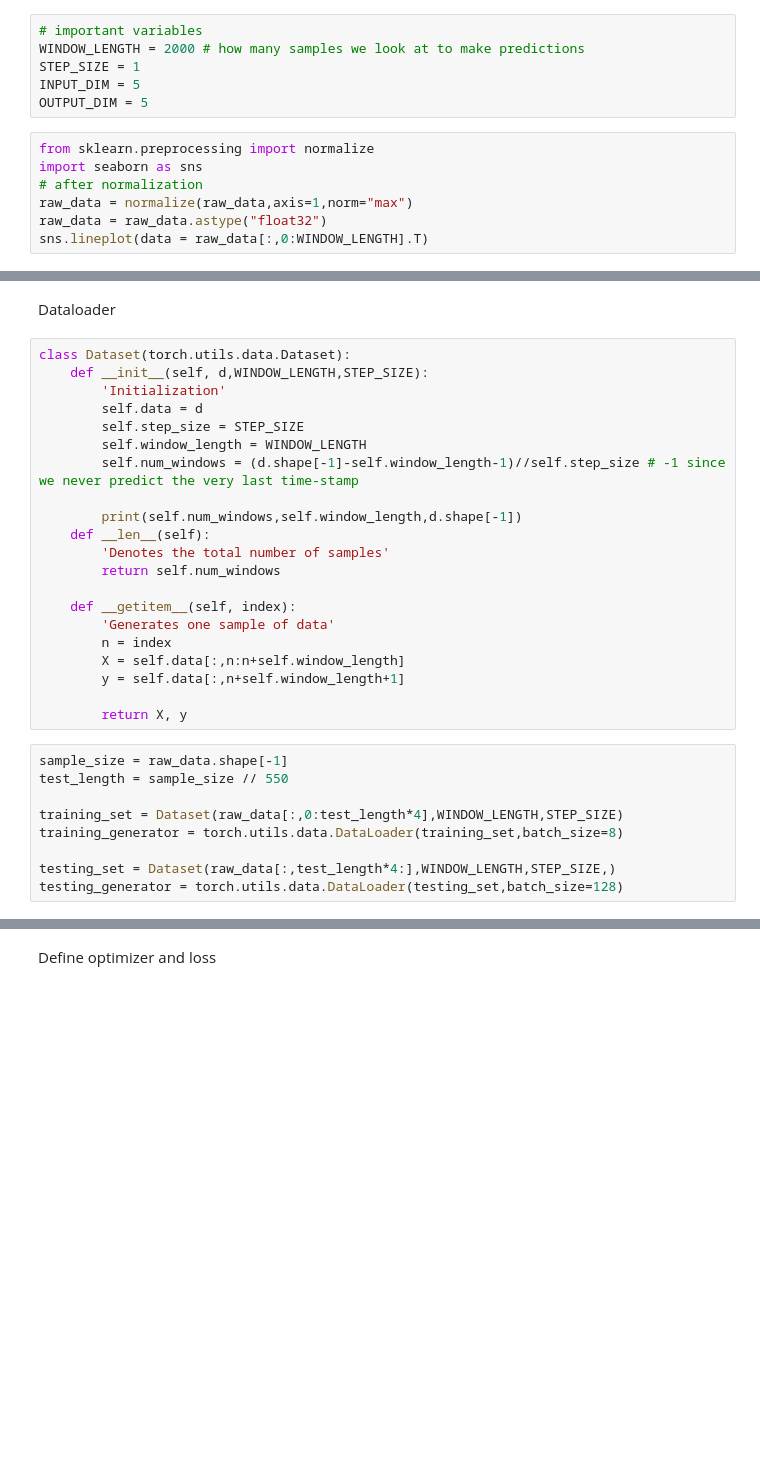
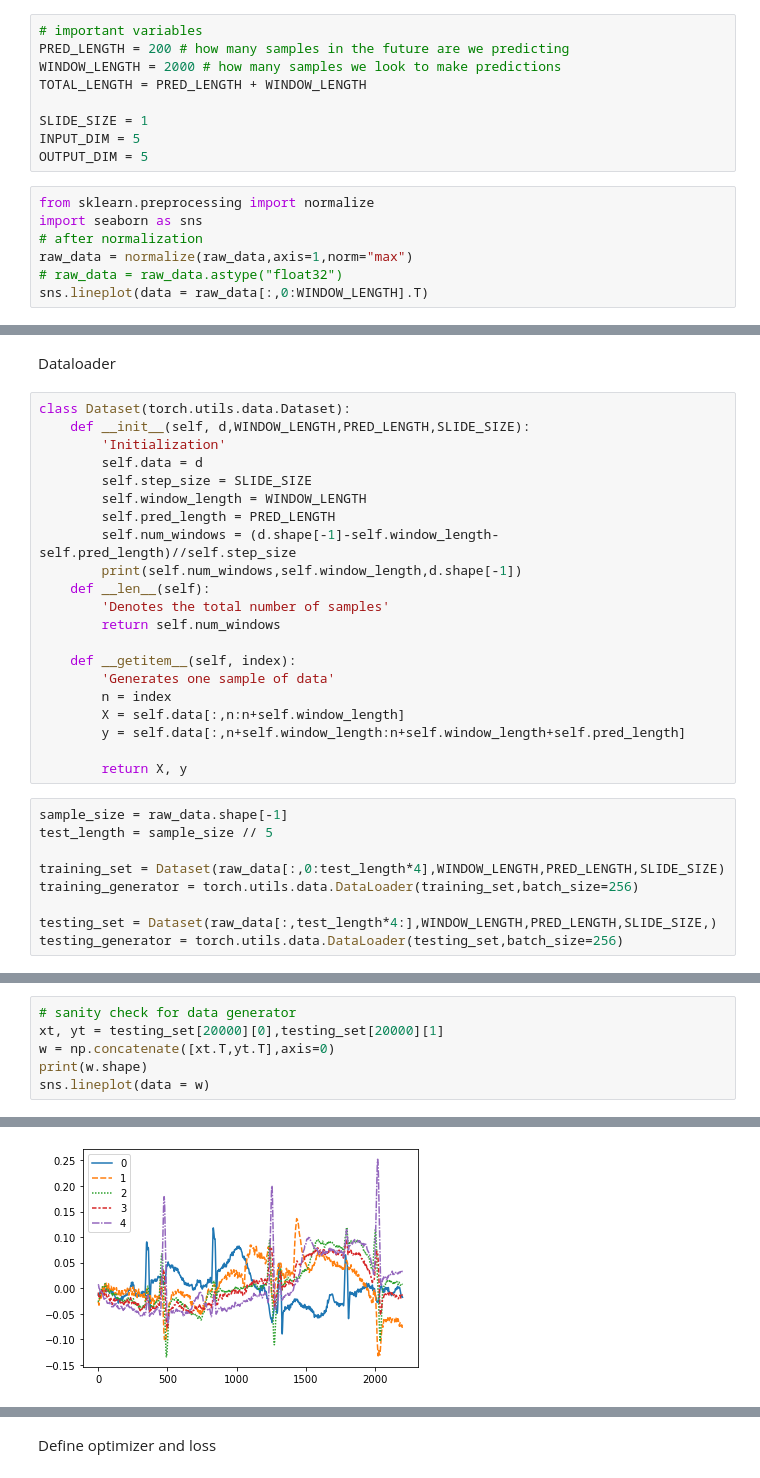
Before and after one commit to Sohyun1798/MultiVariable_Nexting, a Jupyter notebook: dataloading.ipynb, the cells around one changed output, grey strips where cells are left out. Saved outputs shown, nothing was run; the diff lists cells and outputs as text; blank space fills up the shorter version.

```diff
--- a/dataloading.ipynb
+++ b/dataloading.ipynb
@@ -25,8 +26,11 @@ Setting channel info structure...
 Creating raw.info structure...
 # %%
 # important variables
-WINDOW_LENGTH = 2000 # how many samples we look at to make predictions
-STEP_SIZE = 1
+PRED_LENGTH = 200 # how many samples in the future are we predicting
+WINDOW_LENGTH = 2000 # how many samples we look to make predictions
+TOTAL_LENGTH = PRED_LENGTH + WINDOW_LENGTH
+
+SLIDE_SIZE = 1
 INPUT_DIM = 5
 OUTPUT_DIM = 5
 # %%
@@ -34,7 +38,7 @@ from sklearn.preprocessing import normalize
 import seaborn as sns
 # after normalization
 raw_data = normalize(raw_data,axis=1,norm="max")
-raw_data = raw_data.astype("float32")
+# raw_data = raw_data.astype("float32")
 sns.lineplot(data = raw_data[:,0:WINDOW_LENGTH].T)
 # %% [output]
 <AxesSubplot:>
@@ -46,13 +47,13 @@ model = build_ts_model(InceptionTimePlus17x17, c_in=INPUT_DIM, c_out =1, seq_len
 Dataloader
 # %%
 class Dataset(torch.utils.data.Dataset):
-    def __init__(self, d,WINDOW_LENGTH,STEP_SIZE):
+    def __init__(self, d,WINDOW_LENGTH,PRED_LENGTH,SLIDE_SIZE):
         'Initialization'
         self.data = d
-        self.step_size = STEP_SIZE
+        self.step_size = SLIDE_SIZE
         self.window_length = WINDOW_LENGTH
-        self.num_windows = (d.shape[-1]-self.window_length-1)//self.step_size # -1 since we never predict the very last time-stamp
-
+        self.pred_length = PRED_LENGTH
+        self.num_windows = (d.shape[-1]-self.window_length-self.pred_length)//self.step_size
         print(self.num_windows,self.window_length,d.shape[-1])
     def __len__(self):
         'Denotes the total number of samples'
@@ -62,16 +63,16 @@ class Dataset(torch.utils.data.Dataset):
         'Generates one sample of data'
         n = index
         X = self.data[:,n:n+self.window_length]
-        y = self.data[:,n+self.window_length+1]
+        y = self.data[:,n+self.window_length:n+self.window_length+self.pred_length]
 
         return X, y
 # %%
 sample_size = raw_data.shape[-1]
-test_length = sample_size // 550
+test_length = sample_size // 5
 
-training_set = Dataset(raw_data[:,0:test_length*4],WINDOW_LENGTH,STEP_SIZE)
-training_generator = torch.utils.data.DataLoader(training_set,batch_size=8)
+training_set = Dataset(raw_data[:,0:test_length*4],WINDOW_LENGTH,PRED_LENGTH,SLIDE_SIZE)
+training_generator = torch.utils.data.DataLoader(training_set,batch_size=256)
 
-testing_set = Dataset(raw_data[:,test_length*4:],WINDOW_LENGTH,STEP_SIZE,)
-testing_generator = torch.utils.data.DataLoader(testing_set,batch_size=128)
+testing_set = Dataset(raw_data[:,test_length*4:],WINDOW_LENGTH,PRED_LENGTH,SLIDE_SIZE,)
+testing_generator = torch.utils.data.DataLoader(testing_set,batch_size=256)
 # %% [output]
@@ -79,0 +81,7 @@ testing_generator = torch.utils.data.DataLoader(testing_set,batch_size=128)
+# %%
+# sanity check for data generator
+xt, yt = testing_set[20000][0],testing_set[20000][1]
+w = np.concatenate([xt.T,yt.T],axis=0)
+print(w.shape)
+sns.lineplot(data = w)
+# %% [output]
@@ -79,0 +90 @@ testing_generator = torch.utils.data.DataLoader(testing_set,batch_size=128)
+[figure, added]
```
Also changed, not shown: parts of 19 cells of this notebook, 1 other file.
